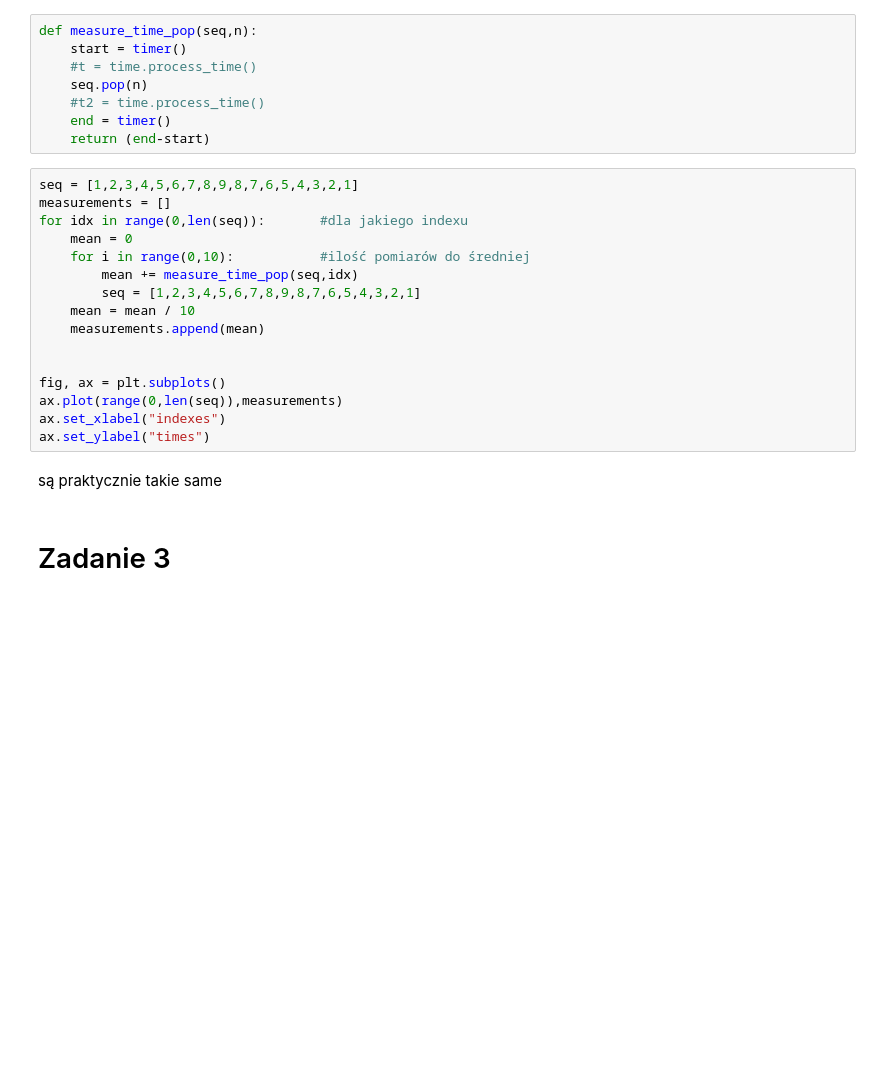
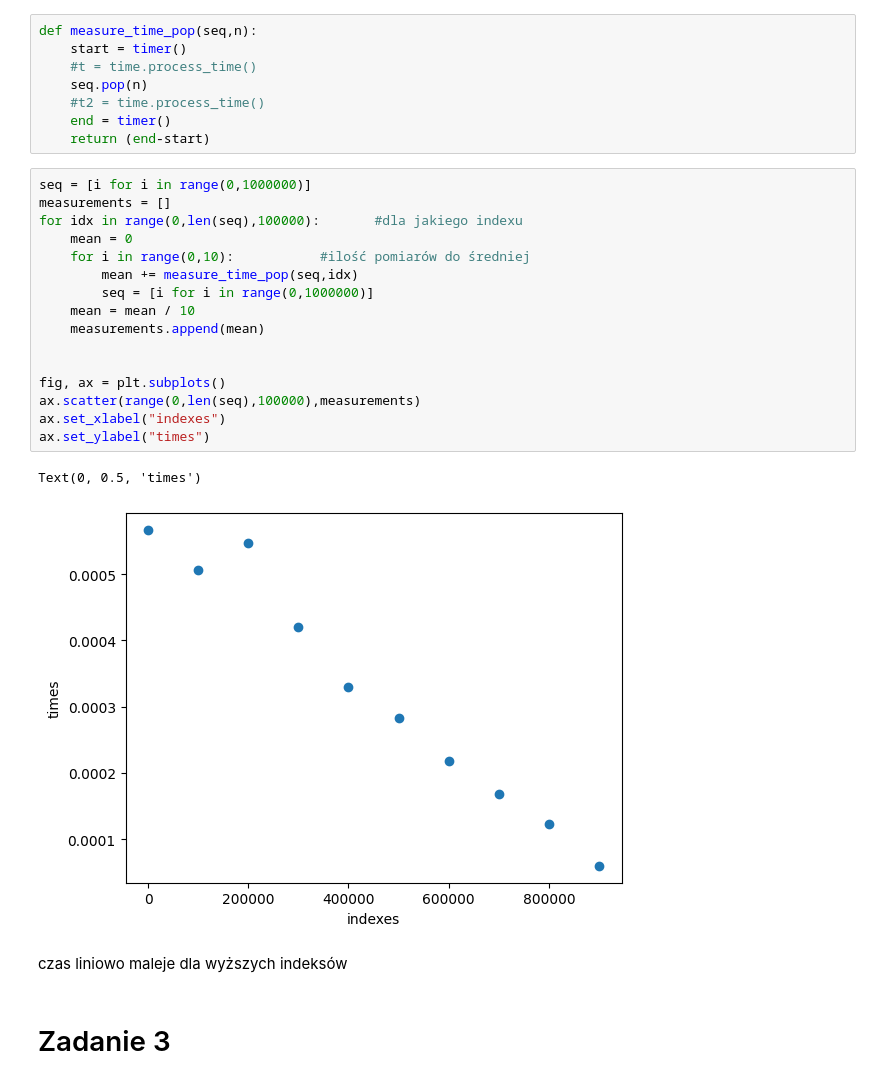
Before and after one commit to MD275996/algorytmy, a Jupyter notebook: lista3/lista3.ipynb, the cells around one changed output. Saved outputs shown, nothing was run; the diff lists cells and outputs as text; blank space fills up the shorter version.

```diff
--- a/lista3/lista3.ipynb
+++ b/lista3/lista3.ipynb
@@ -99,23 +106,26 @@ def measure_time_pop(seq,n):
     end = timer()
     return (end-start)
 # %%
-seq = [1,2,3,4,5,6,7,8,9,8,7,6,5,4,3,2,1]
+seq = [i for i in range(0,1000000)]
 measurements = []
-for idx in range(0,len(seq)):       #dla jakiego indexu
+for idx in range(0,len(seq),100000):       #dla jakiego indexu
     mean = 0
     for i in range(0,10):           #ilość pomiarów do średniej
         mean += measure_time_pop(seq,idx)
-        seq = [1,2,3,4,5,6,7,8,9,8,7,6,5,4,3,2,1]
+        seq = [i for i in range(0,1000000)]
     mean = mean / 10
     measurements.append(mean)
 
 
 fig, ax = plt.subplots()
-ax.plot(range(0,len(seq)),measurements)
+ax.scatter(range(0,len(seq),100000),measurements)
 ax.set_xlabel("indexes")
 ax.set_ylabel("times")
+# %% [output]
+Text(0, 0.5, 'times')
+[figure, added]
-# %% [markdown]
-są praktycznie takie same
+# %% [markdown]
+czas liniowo maleje dla wyższych indeksów
 # %% [markdown]
 # Zadanie 3
 # %%
```
Also changed, not shown: parts of 23 cells of this notebook.
